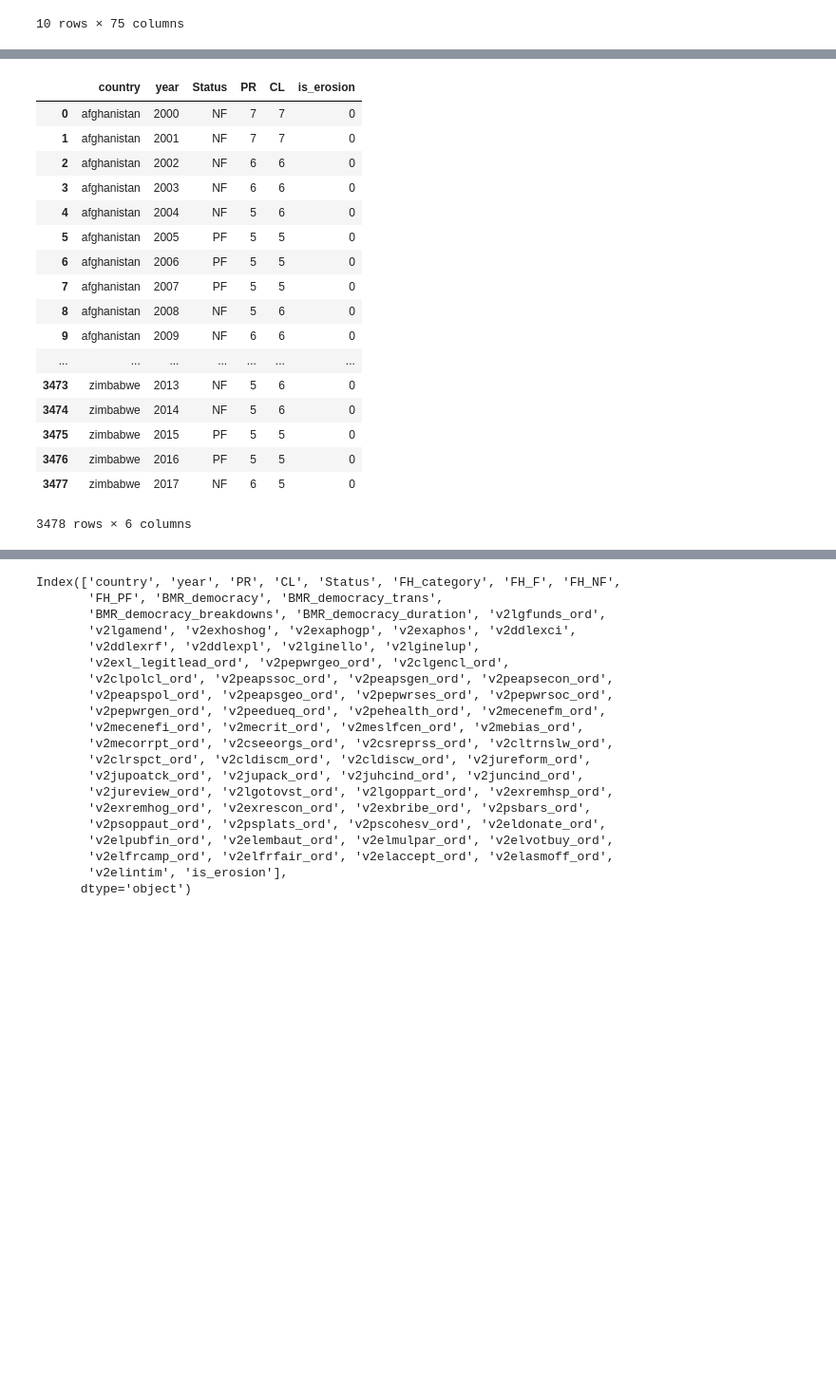
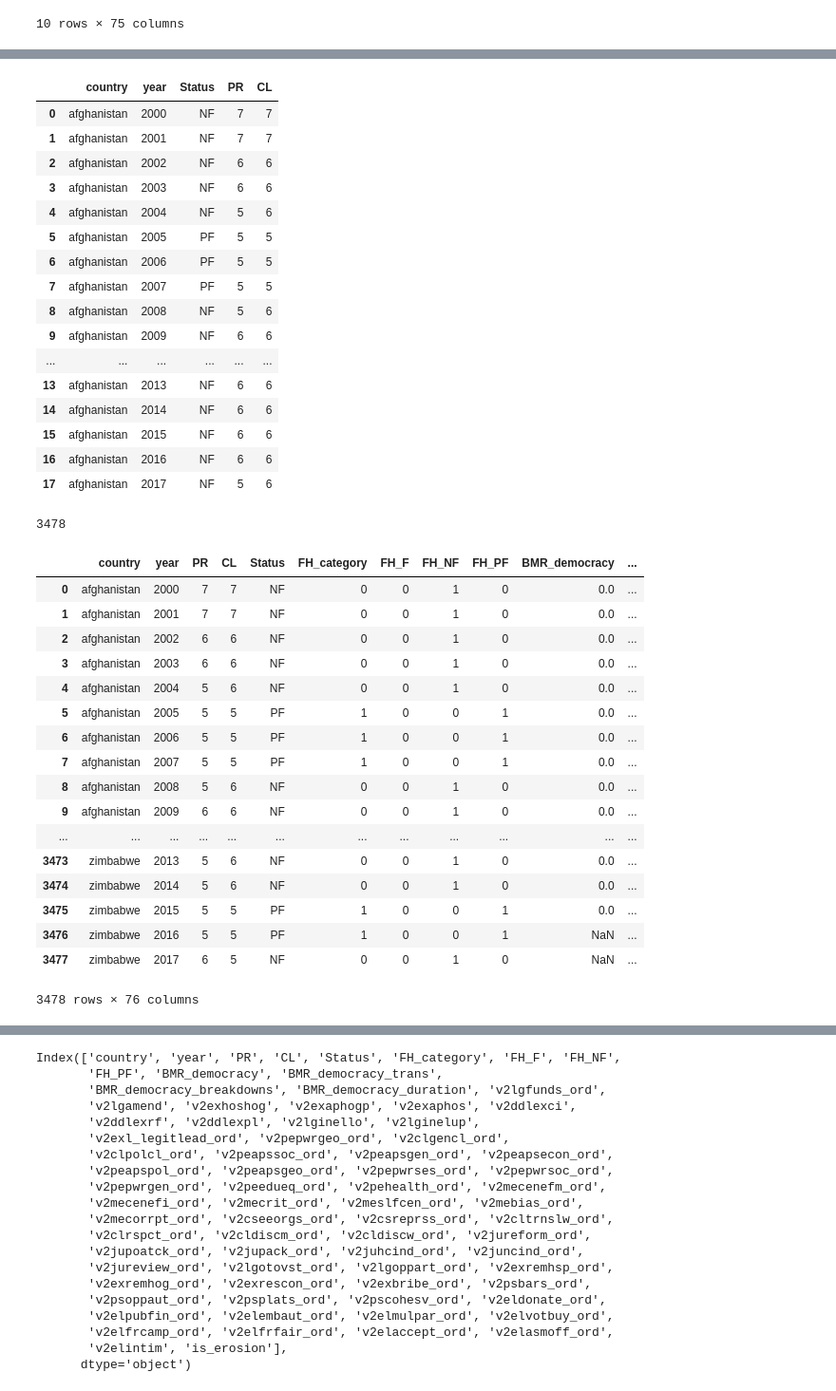
Before and after one commit to css-research-sp19/fp-sanittawan, a Jupyter notebook: data/original_data/Intermediate_data_processing/data_merge.ipynb, the cells around one changed output, grey strips where cells are left out. Shown at 95% size. Drawn from its saved outputs; the diff is of its cells as text; code cells hidden in the pictures; blank space fills up the shorter version.

```diff
--- a/data/original_data/Intermediate_data_processing/data_merge.ipynb
+++ b/data/original_data/Intermediate_data_processing/data_merge.ipynb
@@ -303,5 +313,5 @@ def classify_erosions(final_data_gb, final_data):
 # %%
 final_data_gb = final_data.groupby(['country'])
 # %%
-ftr_check = ['country', 'year', 'Status', 'PR', 'CL', 'is_erosion']
+ftr_check = ['country', 'year', 'Status', 'PR', 'CL']
 # %%
@@ -391,0 +364,25 @@ test2[ftr_check]
+# %%
+# for testing
+final_data[ftr_check].iloc[:18]
+# %% [output]
+|  | country | year | Status | PR | CL |
+| 0 | afghanistan | 2000 | NF | 7 | 7 |
+| 1 | afghanistan | 2001 | NF | 7 | 7 |
+| 2 | afghanistan | 2002 | NF | 6 | 6 |
+| 3 | afghanistan | 2003 | NF | 6 | 6 |
+| 4 | afghanistan | 2004 | NF | 5 | 6 |
+| 5 | afghanistan | 2005 | PF | 5 | 5 |
+| 6 | afghanistan | 2006 | PF | 5 | 5 |
+| 7 | afghanistan | 2007 | PF | 5 | 5 |
+| 8 | afghanistan | 2008 | NF | 5 | 6 |
+| 9 | afghanistan | 2009 | NF | 6 | 6 |
+| ... | ... | ... | ... | ... | ... |
+| 13 | afghanistan | 2013 | NF | 6 | 6 |
+| 14 | afghanistan | 2014 | NF | 6 | 6 |
+| 15 | afghanistan | 2015 | NF | 6 | 6 |
+| 16 | afghanistan | 2016 | NF | 6 | 6 |
+| 17 | afghanistan | 2017 | NF | 5 | 6 |
+# %%
+len(is_erosion_list)
+# %% [output]
+3478
@@ -392,21 +391,21 @@ test2[ftr_check]
 # %%
-final_data[ftr_check]
+final_data
 # %% [output]
-|  | country | year | Status | PR | CL | is_erosion |
-| 0 | afghanistan | 2000 | NF | 7 | 7 | 0 |
-| 1 | afghanistan | 2001 | NF | 7 | 7 | 0 |
-| 2 | afghanistan | 2002 | NF | 6 | 6 | 0 |
-| 3 | afghanistan | 2003 | NF | 6 | 6 | 0 |
-| 4 | afghanistan | 2004 | NF | 5 | 6 | 0 |
-| 5 | afghanistan | 2005 | PF | 5 | 5 | 0 |
-| 6 | afghanistan | 2006 | PF | 5 | 5 | 0 |
-| 7 | afghanistan | 2007 | PF | 5 | 5 | 0 |
-| 8 | afghanistan | 2008 | NF | 5 | 6 | 0 |
-| 9 | afghanistan | 2009 | NF | 6 | 6 | 0 |
-| ... | ... | ... | ... | ... | ... | ... |
-| 3473 | zimbabwe | 2013 | NF | 5 | 6 | 0 |
-| 3474 | zimbabwe | 2014 | NF | 5 | 6 | 0 |
-| 3475 | zimbabwe | 2015 | PF | 5 | 5 | 0 |
-| 3476 | zimbabwe | 2016 | PF | 5 | 5 | 0 |
-| 3477 | zimbabwe | 2017 | NF | 6 | 5 | 0 |
+|  | country | year | PR | CL | Status | FH_category | FH_F | FH_NF | FH_PF | BMR_democracy | ... |
+| 0 | afghanistan | 2000 | 7 | 7 | NF | 0 | 0 | 1 | 0 | 0.0 | ... |
+| 1 | afghanistan | 2001 | 7 | 7 | NF | 0 | 0 | 1 | 0 | 0.0 | ... |
+| 2 | afghanistan | 2002 | 6 | 6 | NF | 0 | 0 | 1 | 0 | 0.0 | ... |
+| 3 | afghanistan | 2003 | 6 | 6 | NF | 0 | 0 | 1 | 0 | 0.0 | ... |
+| 4 | afghanistan | 2004 | 5 | 6 | NF | 0 | 0 | 1 | 0 | 0.0 | ... |
+| 5 | afghanistan | 2005 | 5 | 5 | PF | 1 | 0 | 0 | 1 | 0.0 | ... |
+| 6 | afghanistan | 2006 | 5 | 5 | PF | 1 | 0 | 0 | 1 | 0.0 | ... |
+| 7 | afghanistan | 2007 | 5 | 5 | PF | 1 | 0 | 0 | 1 | 0.0 | ... |
+| 8 | afghanistan | 2008 | 5 | 6 | NF | 0 | 0 | 1 | 0 | 0.0 | ... |
+| 9 | afghanistan | 2009 | 6 | 6 | NF | 0 | 0 | 1 | 0 | 0.0 | ... |
+| ... | ... | ... | ... | ... | ... | ... | ... | ... | ... | ... | ... |
+| 3473 | zimbabwe | 2013 | 5 | 6 | NF | 0 | 0 | 1 | 0 | 0.0 | ... |
+| 3474 | zimbabwe | 2014 | 5 | 6 | NF | 0 | 0 | 1 | 0 | 0.0 | ... |
+| 3475 | zimbabwe | 2015 | 5 | 5 | PF | 1 | 0 | 0 | 1 | 0.0 | ... |
+| 3476 | zimbabwe | 2016 | 5 | 5 | PF | 1 | 0 | 0 | 1 | NaN | ... |
+| 3477 | zimbabwe | 2017 | 6 | 5 | NF | 0 | 0 | 1 | 0 | NaN | ... |
-3478 rows × 6 columns
+3478 rows × 76 columns
```
Also changed, not shown: parts of 30 cells of this notebook, 1 other file.
